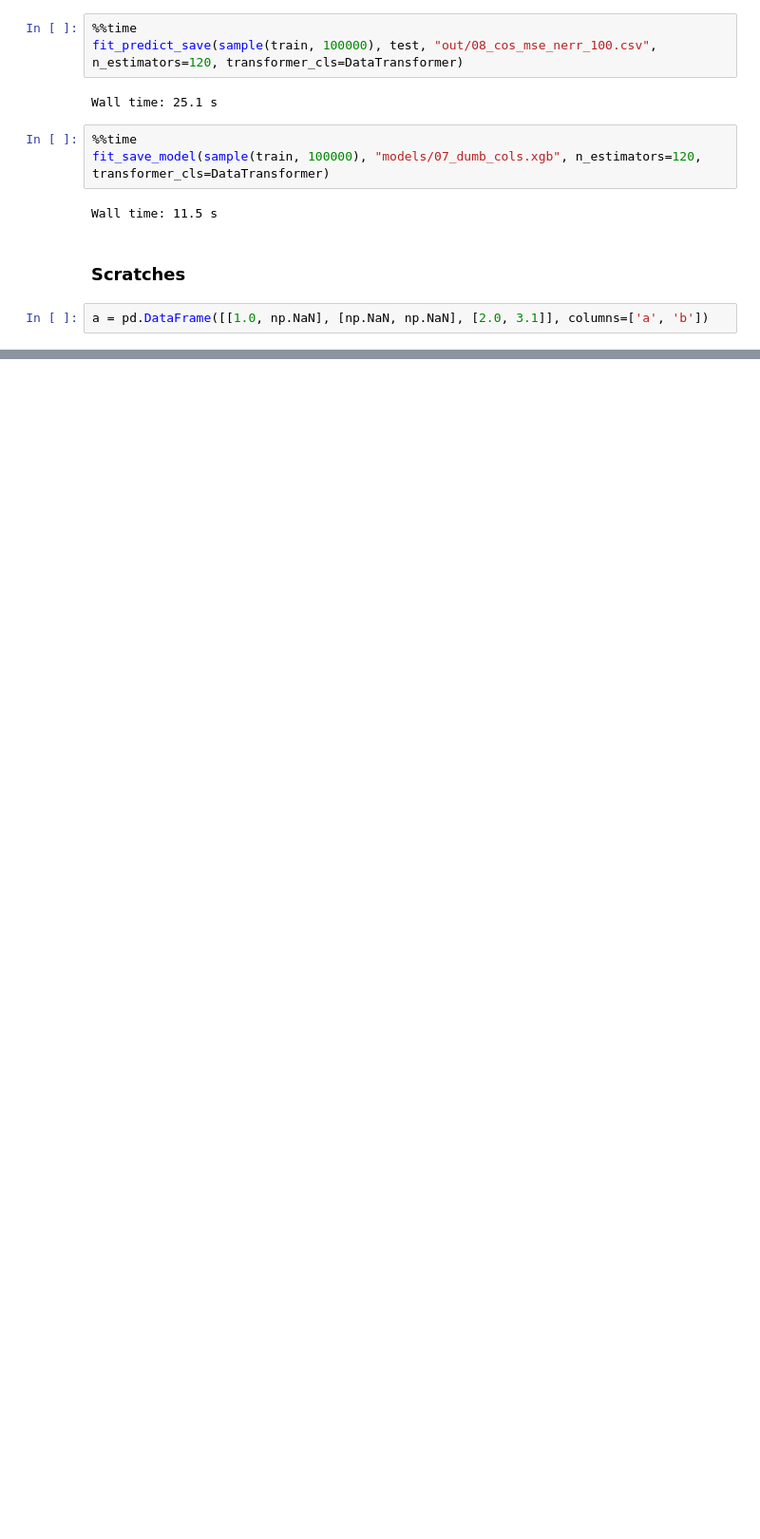
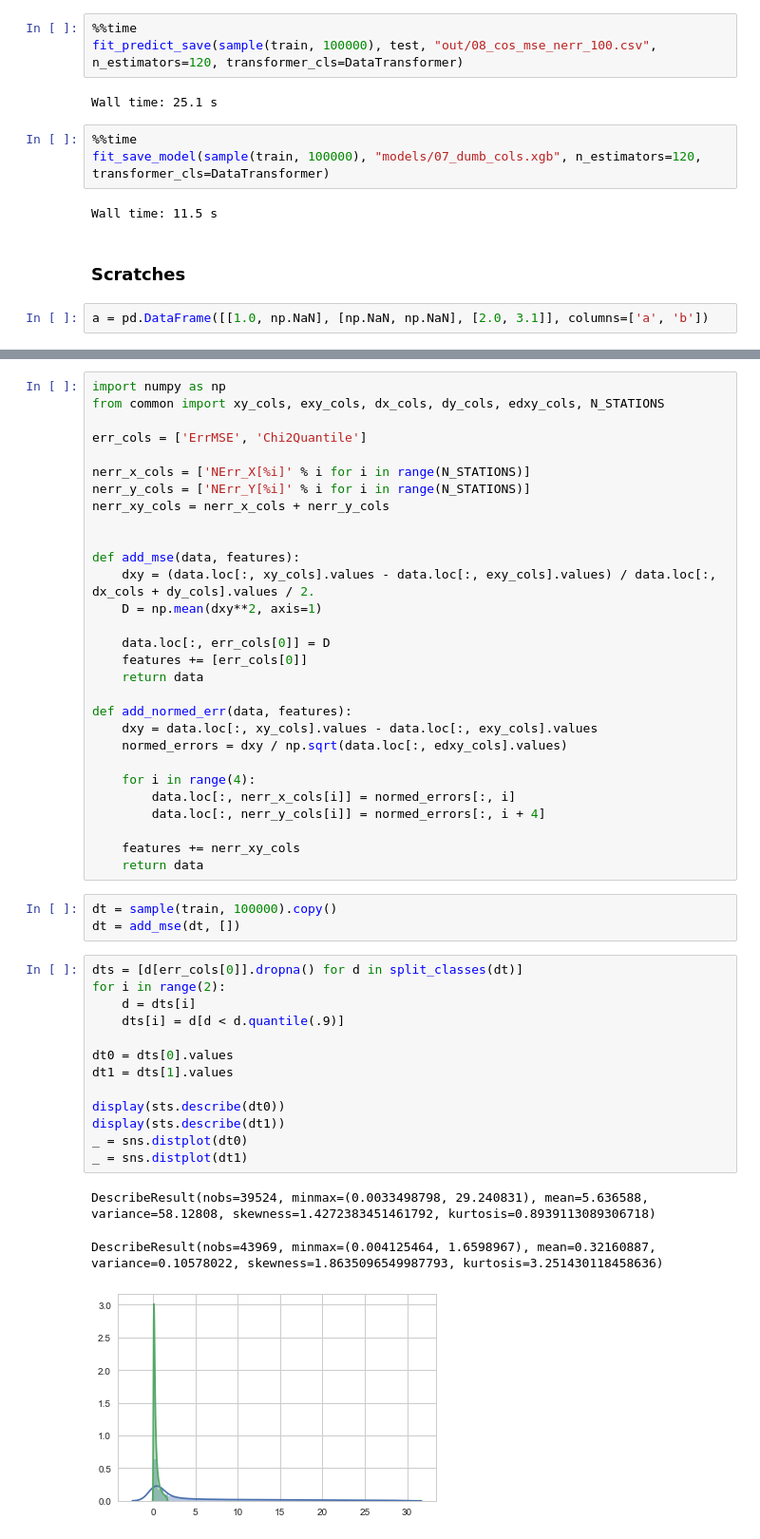
Before and after one commit to almaslov/idao2019, a Jupyter notebook: 08_data_cleaning.ipynb, the cells around one changed output, grey strips where cells are left out. Shown at 95% size. Saved outputs shown, nothing was run; the diff lists cells and outputs as text; blank space fills up the shorter version.

```diff
--- a/08_data_cleaning.ipynb
+++ b/08_data_cleaning.ipynb
@@ -163,0 +148,49 @@ display(df_scores.describe())
+# %%
+import numpy as np
+from common import xy_cols, exy_cols, dx_cols, dy_cols, edxy_cols, N_STATIONS
+
+err_cols = ['ErrMSE', 'Chi2Quantile']
+
+nerr_x_cols = ['NErr_X[%i]' % i for i in range(N_STATIONS)]
+nerr_y_cols = ['NErr_Y[%i]' % i for i in range(N_STATIONS)]
+nerr_xy_cols = nerr_x_cols + nerr_y_cols
+
+
+def add_mse(data, features):
+    dxy = (data.loc[:, xy_cols].values - data.loc[:, exy_cols].values) / data.loc[:, dx_cols + dy_cols].values / 2.
+    D = np.mean(dxy**2, axis=1)
+
+    data.loc[:, err_cols[0]] = D
+    features += [err_cols[0]]
+    return data
+
+def add_normed_err(data, features):
+    dxy = data.loc[:, xy_cols].values - data.loc[:, exy_cols].values
+    normed_errors = dxy / np.sqrt(data.loc[:, edxy_cols].values)
+
+    for i in range(4):
+        data.loc[:, nerr_x_cols[i]] = normed_errors[:, i]
+        data.loc[:, nerr_y_cols[i]] = normed_errors[:, i + 4]
+
+    features += nerr_xy_cols
+    return data
+# %%
+dt = sample(train, 100000).copy()
+dt = add_mse(dt, [])
+# %%
+dts = [d[err_cols[0]].dropna() for d in split_classes(dt)]
+for i in range(2):
+    d = dts[i]
+    dts[i] = d[d < d.quantile(.9)]
+
+dt0 = dts[0].values
+dt1 = dts[1].values
+
+display(sts.describe(dt0))
+display(sts.describe(dt1))
+_ = sns.distplot(dt0)
+_ = sns.distplot(dt1)
+# %% [output]
+DescribeResult(nobs=39524, minmax=(0.0033498798, 29.240831), mean=5.636588, variance=58.12808, skewness=1.4272383451461792, kurtosis=0.8939113089306718)
+DescribeResult(nobs=43969, minmax=(0.004125464, 1.6598967), mean=0.32160887, variance=0.10578022, skewness=1.8635096549987793, kurtosis=3.251430118458636)
+[figure, added]
```
Also changed, not shown: parts of 9 cells of this notebook.
